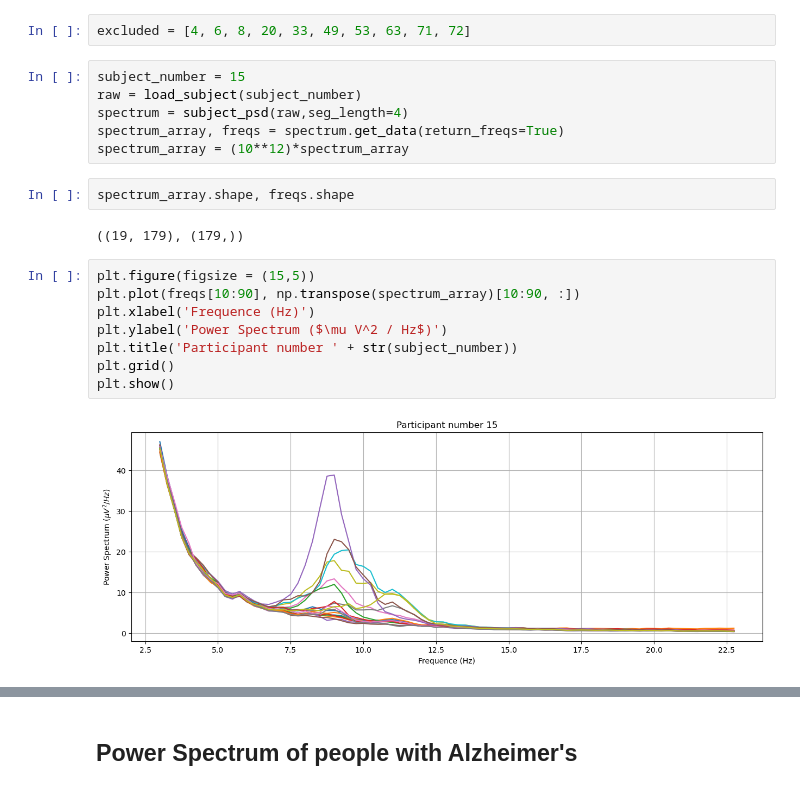
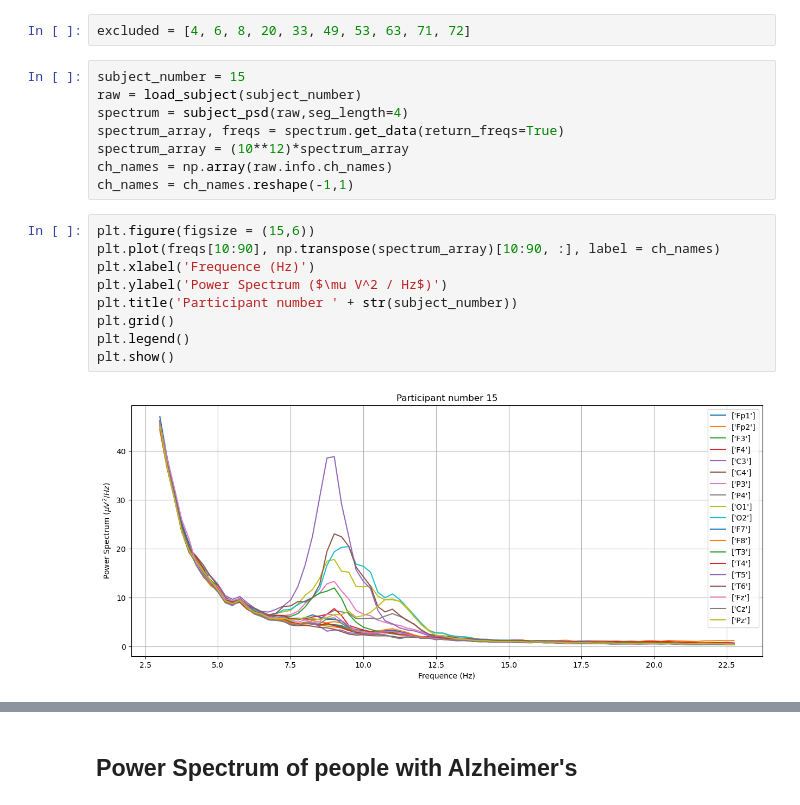
Before and after one commit to HimanshuKhanchandani/Dementia-Detection-Tool, a Jupyter notebook: models/DataVisualization.ipynb, the cells around one changed output, grey strips where cells are left out. Saved outputs shown, nothing was run; the diff lists cells and outputs as text.

```diff
--- a/models/DataVisualization.ipynb
+++ b/models/DataVisualization.ipynb
@@ -13,17 +18,16 @@ raw = load_subject(subject_number)
 spectrum = subject_psd(raw,seg_length=4)
 spectrum_array, freqs = spectrum.get_data(return_freqs=True)
 spectrum_array = (10**12)*spectrum_array
+ch_names = np.array(raw.info.ch_names)
+ch_names = ch_names.reshape(-1,1)
-# %%
-spectrum_array.shape, freqs.shape
-# %% [output]
-((19, 179), (179,))
-# %%
-plt.figure(figsize = (15,5))
-plt.plot(freqs[10:90], np.transpose(spectrum_array)[10:90, :])
-plt.xlabel('Frequence (Hz)')
-plt.ylabel('Power Spectrum ($\mu V^2 / Hz$)')
-plt.title('Participant number ' + str(subject_number))
-plt.grid()
-plt.show()
-# %% [output]
-[figure, removed]
+# %%
+plt.figure(figsize = (15,6))
+plt.plot(freqs[10:90], np.transpose(spectrum_array)[10:90, :], label = ch_names)
+plt.xlabel('Frequence (Hz)')
+plt.ylabel('Power Spectrum ($\mu V^2 / Hz$)')
+plt.title('Participant number ' + str(subject_number))
+plt.grid()
+plt.legend()
+plt.show()
+# %% [output]
+[figure, added]
```
Also changed, not shown: parts of 10 cells of this notebook, 8 other files.
